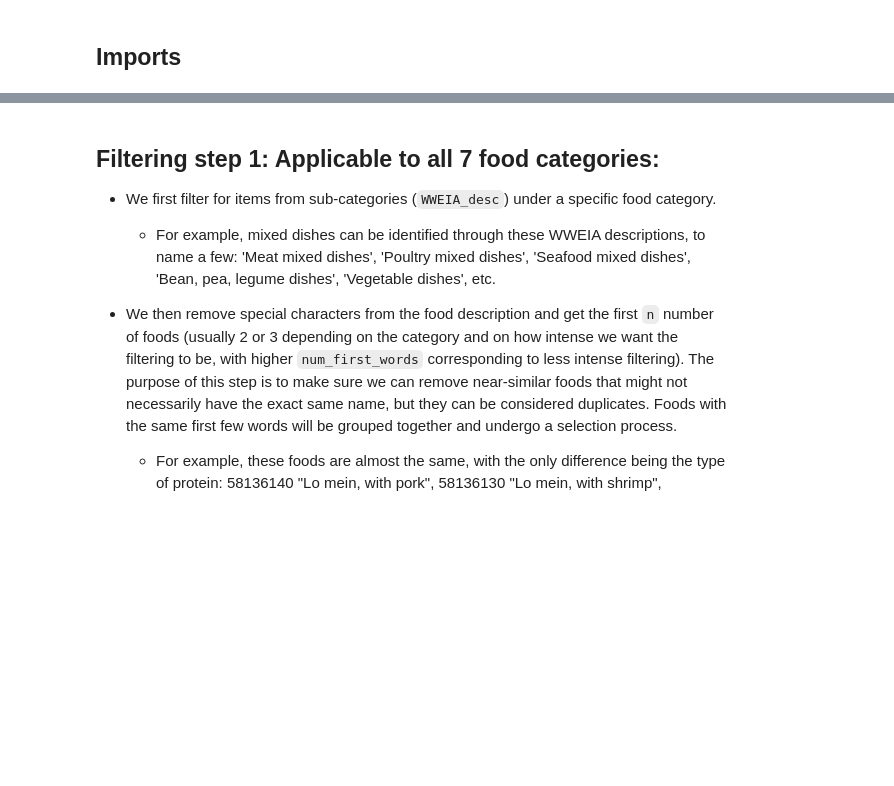
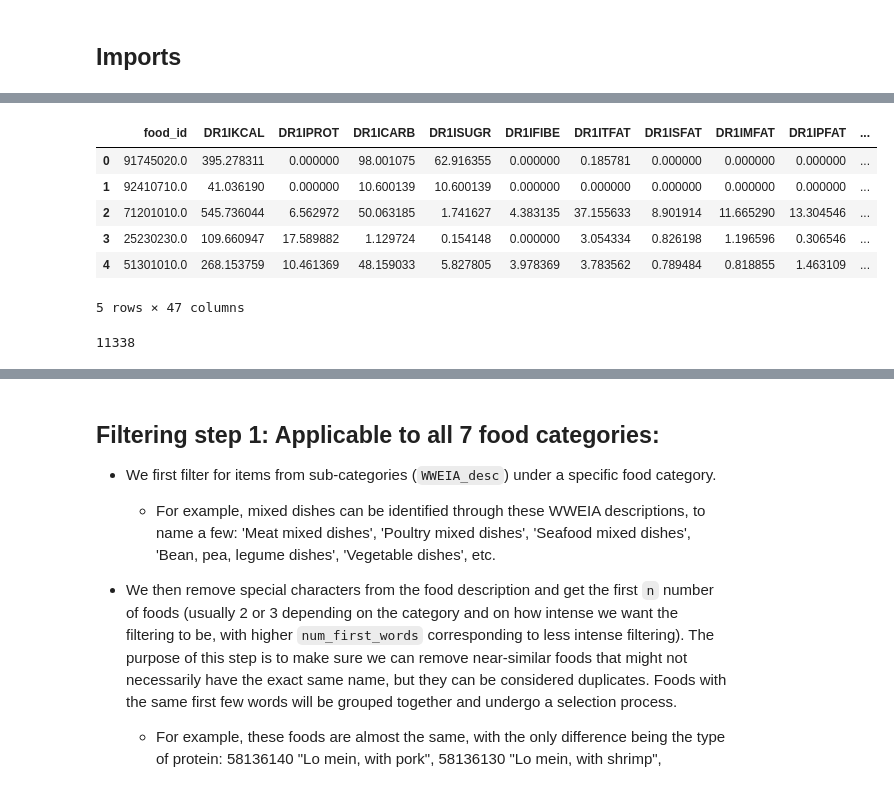
Before and after one commit to Yiyang-Ian-Li/NGQA, a Jupyter notebook: overall_pipeline/1_food_lists_creation.ipynb, the cells around one changed output, grey strips where cells are left out. Cells and saved outputs as stored; diff of their text form; code cells hidden in the pictures; blank space fills up the shorter version.

Commit message:
update task 1 pipeline

```diff
--- a/overall_pipeline/1_food_lists_creation.ipynb
+++ b/overall_pipeline/1_food_lists_creation.ipynb
@@ -35,0 +160,30 @@ import logging
+# %%
+df_nutrition.head()
+# %% [output]
+|  | food_id | DR1IKCAL | DR1IPROT | DR1ICARB | DR1ISUGR | DR1IFIBE | DR1ITFAT | DR1ISFAT | DR1IMFAT | DR1IPFAT | ... |
+| 0 | 91745020.0 | 395.278311 | 0.000000 | 98.001075 | 62.916355 | 0.000000 | 0.185781 | 0.000000 | 0.000000 | 0.000000 | ... |
+| 1 | 92410710.0 | 41.036190 | 0.000000 | 10.600139 | 10.600139 | 0.000000 | 0.000000 | 0.000000 | 0.000000 | 0.000000 | ... |
+| 2 | 71201010.0 | 545.736044 | 6.562972 | 50.063185 | 1.741627 | 4.383135 | 37.155633 | 8.901914 | 11.665290 | 13.304546 | ... |
+| 3 | 25230230.0 | 109.660947 | 17.589882 | 1.129724 | 0.154148 | 0.000000 | 3.054334 | 0.826198 | 1.196596 | 0.306546 | ... |
+| 4 | 51301010.0 | 268.153759 | 10.461369 | 48.159033 | 5.827805 | 3.978369 | 3.783562 | 0.789484 | 0.818855 | 1.463109 | ... |
+5 rows × 47 columns
+# %%
+"""
+This is merely for information. Not used in the pipeline.
+
+We use the food code NHANES provided, which is more complete than FNDDS. For duplications, we also keep the latest records.
+In this way, every food users reported has its corresponding food description.
+We use this as the connections between users and food.
+"""
+
+food_dictionary = concat_data_across_years(type_dietary, 'DRXFCD', years, year_char)
+food_dictionary = food_dictionary.rename(columns={'DRXFDCD': 'food_id', 'DRXFCLD': 'food_desc'})
+
+food_dictionary = food_dictionary[['food_id', 'food_desc', 'years']]
+food_dictionary['food_id'] = food_dictionary['food_id'].astype(int)
+food_dictionary = food_dictionary.drop_duplicates(subset='food_id', keep='last')
+
+food_nhanes_have = set(food_dictionary['food_id'].tolist())
+len(food_nhanes_have)
+# %% [output]
+11338
```
Also changed, not shown: parts of 58 cells of this notebook, 1 other file.
